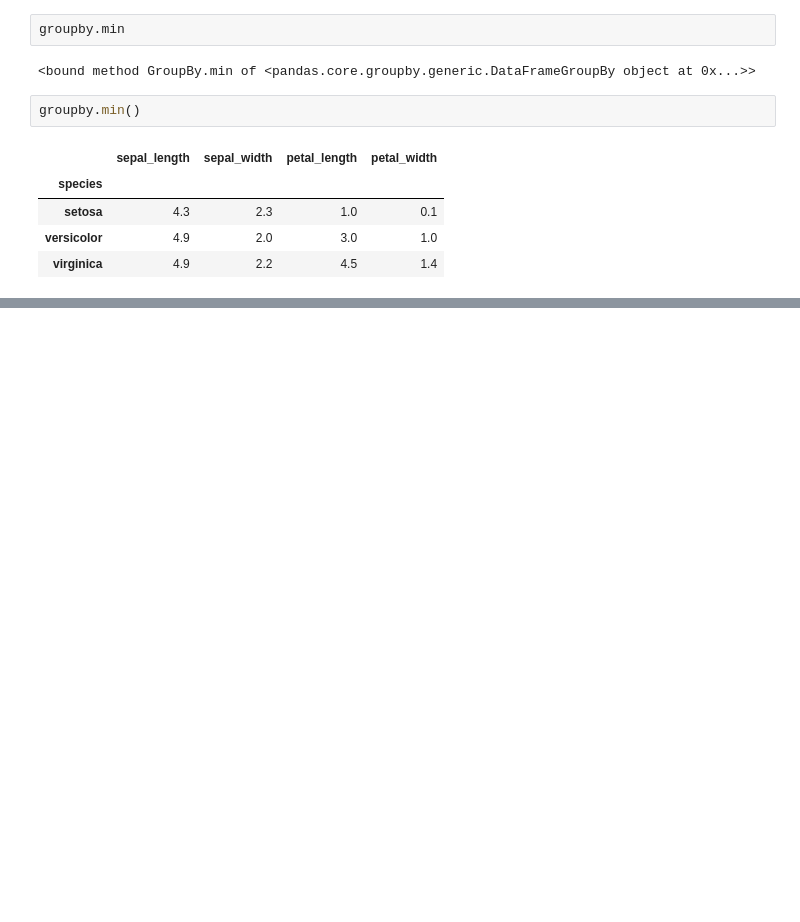
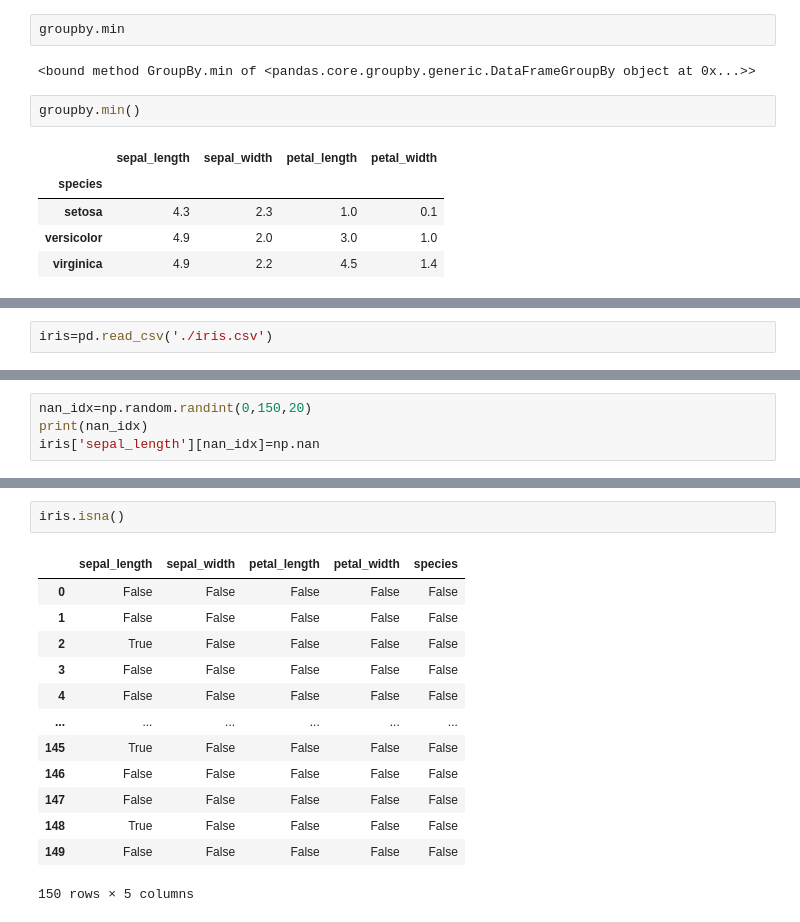
Before and after one commit to kumarshobhit/Python-master-course, a Jupyter notebook: DataScience/Pandas.ipynb, the cells around one changed output, grey strips where cells are left out. Drawn from its saved outputs; the diff is of its cells as text; blank space fills up the shorter version.

```diff
--- a/DataScience/Pandas.ipynb
+++ b/DataScience/Pandas.ipynb
@@ -536,0 +542,2 @@ groupby.min()
+# %%
+iris=pd.read_csv('./iris.csv')
@@ -536,0 +546,4 @@ groupby.min()
+# %%
+nan_idx=np.random.randint(0,150,20)
+print(nan_idx)
+iris['sepal_length'][nan_idx]=np.nan
@@ -536,0 +570,16 @@ groupby.min()
+# %%
+iris.isna()
+# %% [output]
+|  | sepal_length | sepal_width | petal_length | petal_width | species |
+| 0 | False | False | False | False | False |
+| 1 | False | False | False | False | False |
+| 2 | True | False | False | False | False |
+| 3 | False | False | False | False | False |
+| 4 | False | False | False | False | False |
+| ... | ... | ... | ... | ... | ... |
+| 145 | True | False | False | False | False |
+| 146 | False | False | False | False | False |
+| 147 | False | False | False | False | False |
+| 148 | True | False | False | False | False |
+| 149 | False | False | False | False | False |
+150 rows × 5 columns
```
Also changed, not shown: parts of 11 cells of this notebook, 5 other files.
